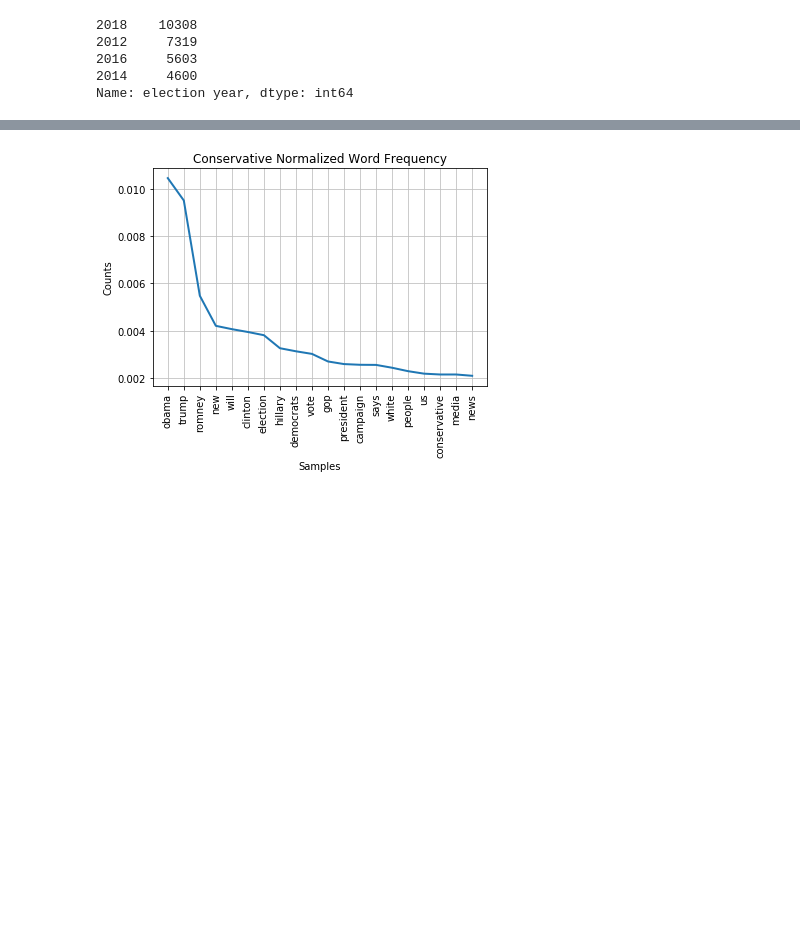
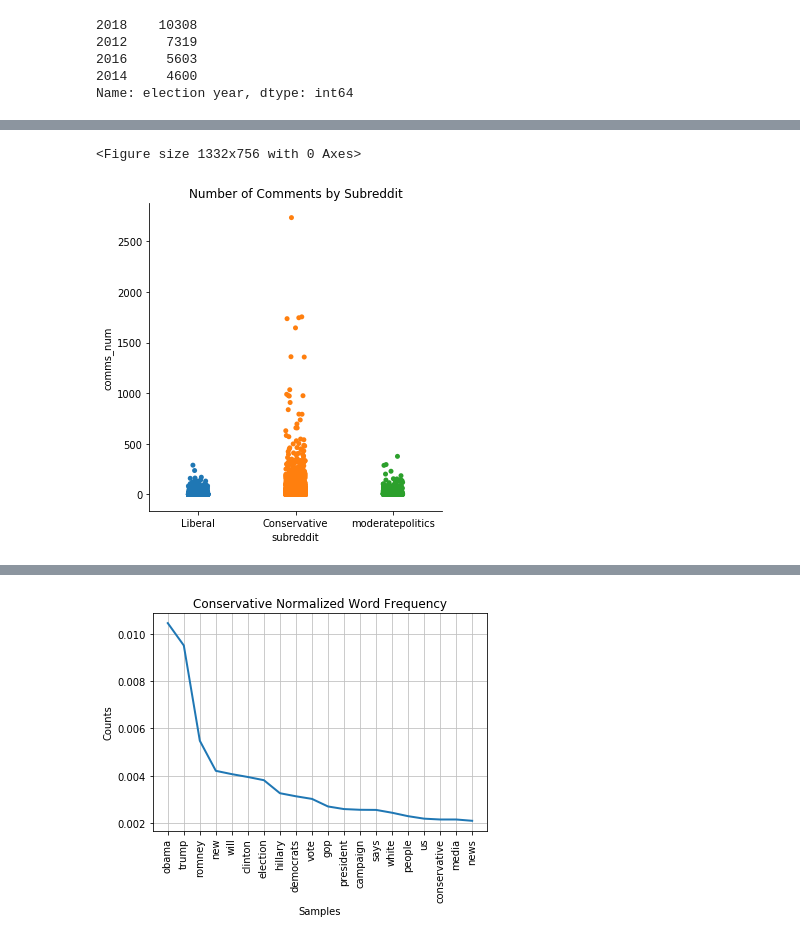
Before and after one commit to jake-w-schneider/CS109a-Group-81-Final-Project, a Jupyter notebook: API/Reddit/Reddit EDA.ipynb, the cells around one changed output, grey strips where cells are left out. Drawn from its saved outputs; the diff is of its cells as text; code cells hidden in the pictures; blank space fills up the shorter version.

```diff
--- a/API/Reddit/Reddit EDA.ipynb
+++ b/API/Reddit/Reddit EDA.ipynb
@@ -87,0 +132,9 @@ Name: election year, dtype: int64
+# %%
+fig = plt.gcf()
+fig.set_size_inches(18.5, 10.5)
+sns.catplot(x="subreddit", y="comms_num", data=df);
+plt.title("Number of Comments by Subreddit")
+plt.show()
+# %% [output]
+<Figure size 1332x756 with 0 Axes>
+[figure, added]
```
Also changed, not shown: parts of 29 cells of this notebook.
